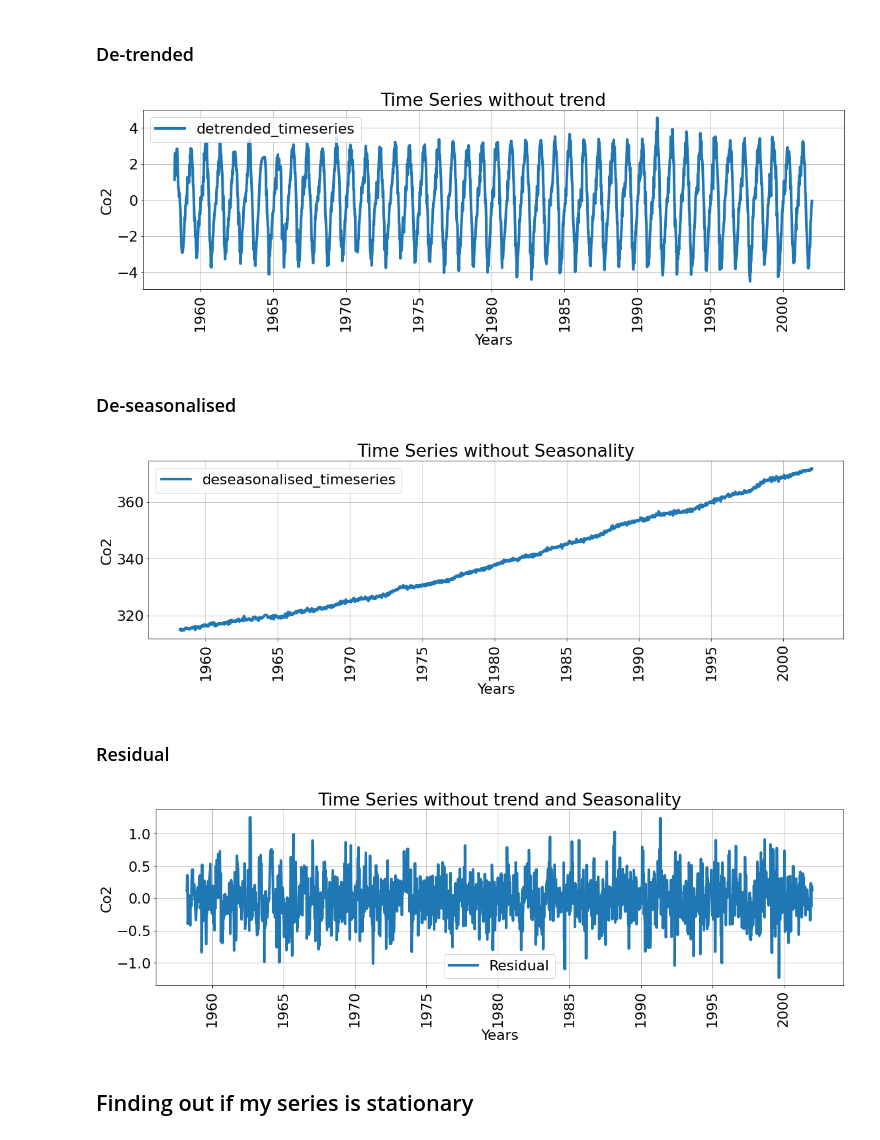
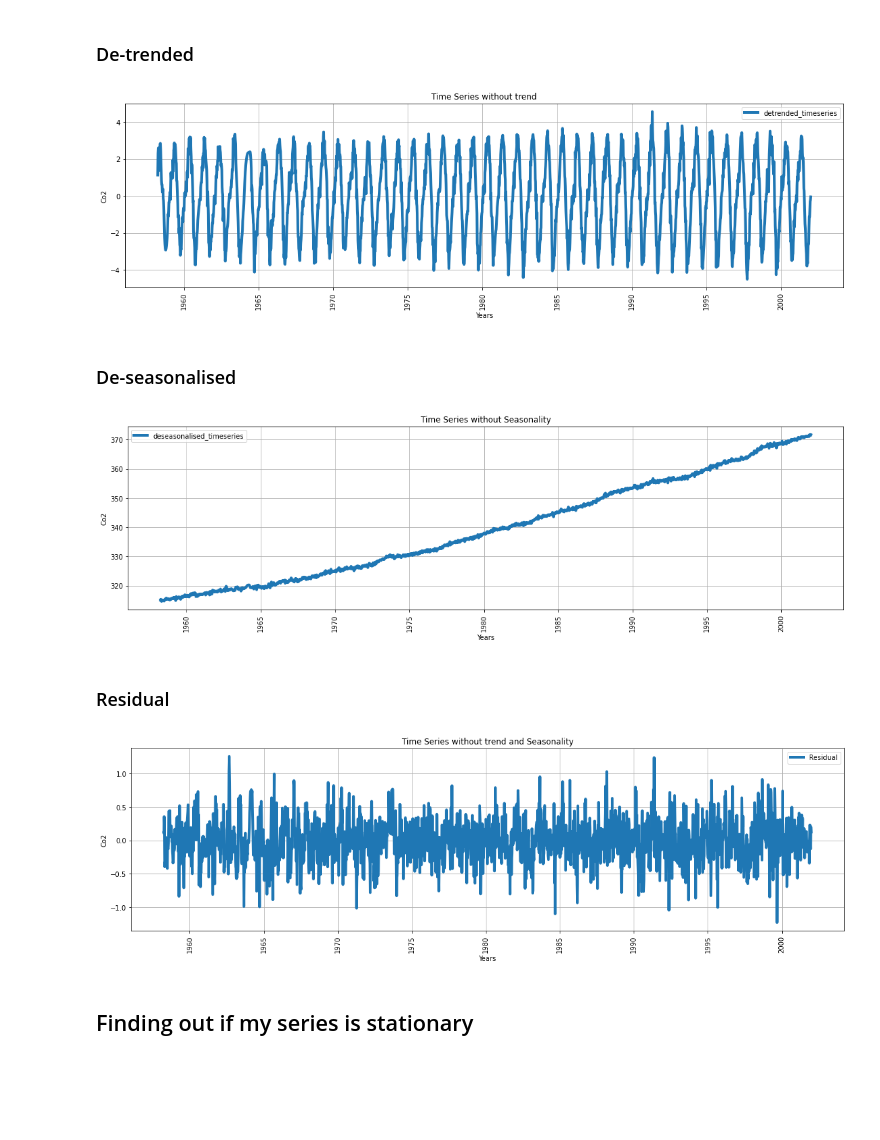
Before and after one commit to ThierrryScotto/Time-Series-Forecasting-Atmospheric-CO2, a Jupyter notebook: Time_Series_Forecasting_Atmospheric_CO2.ipynb, the cells around one changed output. Cells and saved outputs as stored; diff of their text form; code cells hidden in the pictures; blank space fills up the shorter version.

```diff
--- a/Time_Series_Forecasting_Atmospheric_CO2.ipynb
+++ b/Time_Series_Forecasting_Atmospheric_CO2.ipynb
@@ -364,25 +367,23 @@ ax.legend()
 # %%
 dataset_de_trended = dataset['co2'] - trend
 
 plt.figure(figsize=(19,5))
-plt.rcParams.update({'font.size': 22})
 plt.grid()
 plt.plot(dataset.index, dataset_de_trended, marker='', linestyle='-', label='detrended_timeseries', linewidth=4)
 plt.title("Time Series without trend")
 plt.xlabel("Years")
 plt.ylabel("Co2")
 plt.xticks(rotation=90)
 plt.legend()
 plt.show()
 # %% [output]
-[figure, old version]
+[figure, new version]
 # %% [markdown]
 ### De-seasonalised
 # %%
 dataset_de_seasonalised = dataset['co2'] - seasonal
 
 plt.figure(figsize=(19,5))
-plt.rcParams.update({'font.size': 22})
 plt.grid()
 plt.plot(dataset.index, dataset_de_seasonalised, marker='', linestyle='-', label='deseasonalised_timeseries', linewidth=4)
 plt.title("Time Series without Seasonality")
@@ -392,14 +393,13 @@ plt.xticks(rotation=90)
 plt.legend()
 plt.show()
 # %% [output]
-[figure, old version]
+[figure, new version]
 # %% [markdown]
 ### Residual
 # %%
 dataset_residuals = dataset['co2'] - trend - seasonal
 
 plt.figure(figsize=(19,5))
-plt.rcParams.update({'font.size': 22})
 plt.grid()
 plt.plot(dataset.index, dataset_residuals, marker='', linestyle='-', label='Residual', linewidth=4)
 plt.title("Time Series without trend and Seasonality")
@@ -409,7 +409,7 @@ plt.xticks(rotation=90)
 plt.legend()
 plt.show()
 # %% [output]
-[figure, old version]
+[figure, new version]
 # %% [markdown]
 ## Finding out if my series is stationary
 # %%
```
Also changed, not shown: parts of 33 cells of this notebook.
